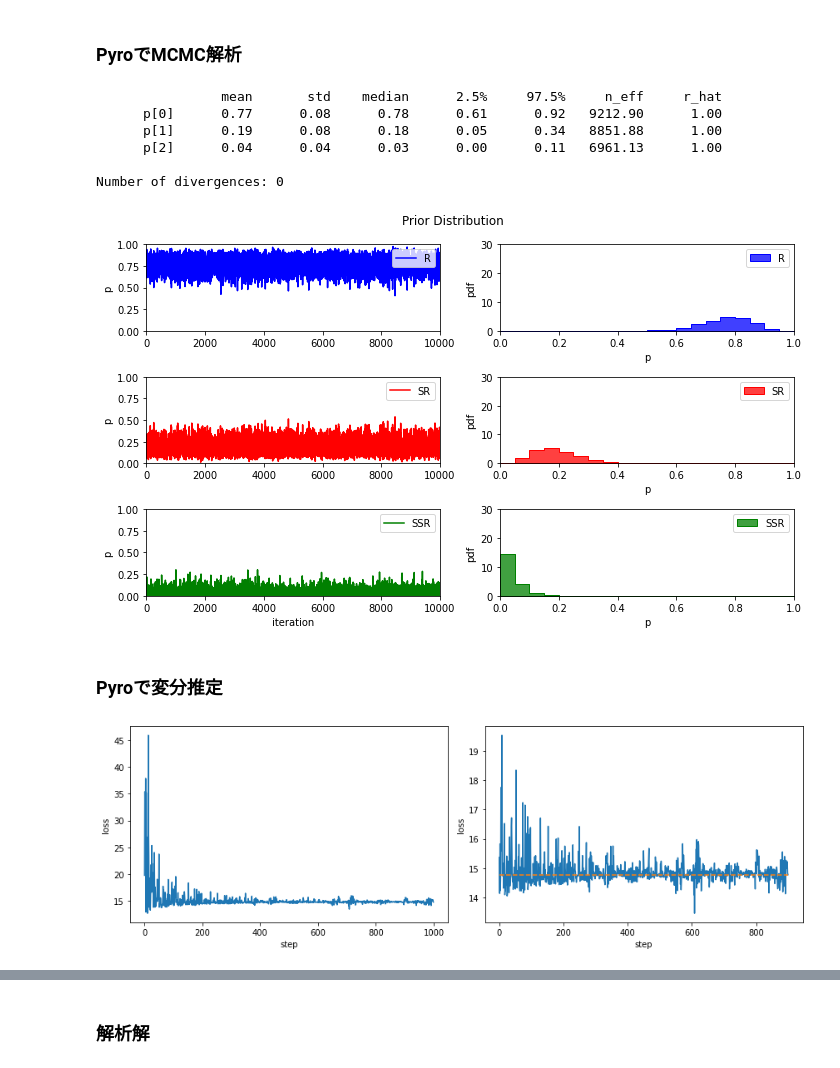
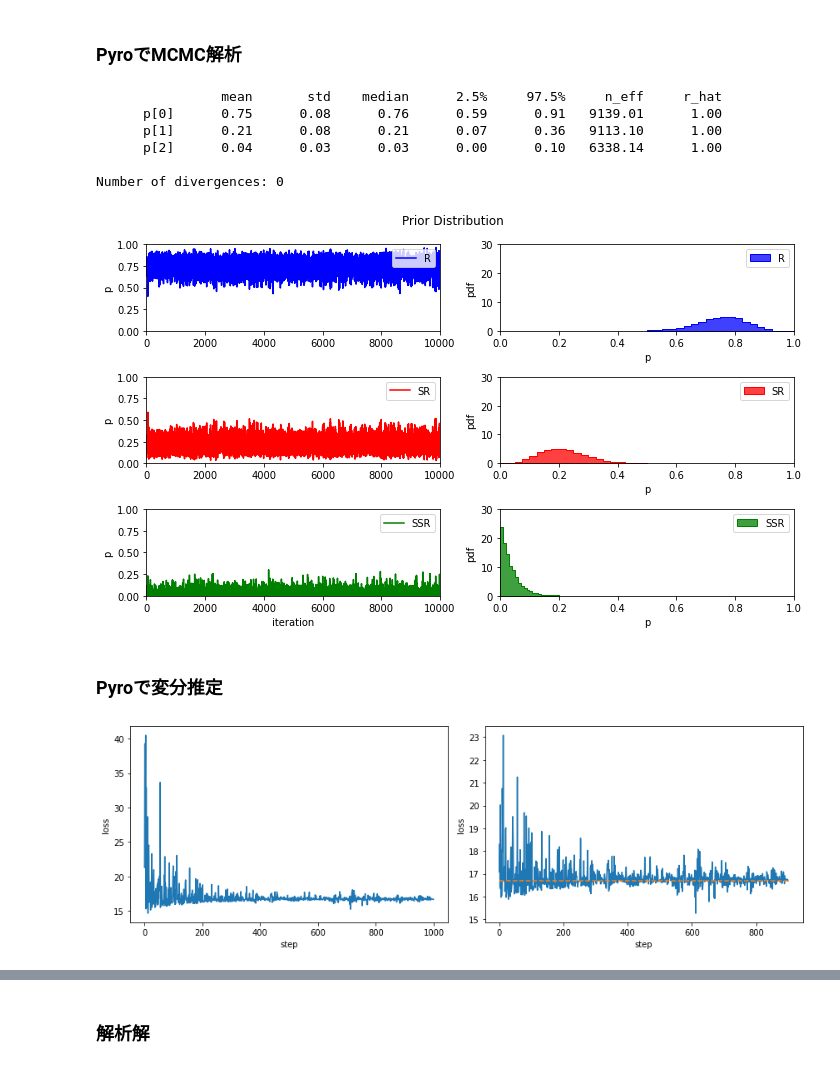
Before and after one commit to kokuno173/gacha, a Jupyter notebook: ガチャ確率ベイズ推定.ipynb, the cells around one changed output, grey strips where cells are left out. Cells and saved outputs as stored; diff of their text form; code cells hidden in the pictures.

```diff
--- a/ガチャ確率ベイズ推定.ipynb
+++ b/ガチャ確率ベイズ推定.ipynb
@@ -26,7 +26,7 @@ R: 0 / SR: 1 / SSR: 2
 # %%
 x = [
     1, 0, 0, 0, 0, 0, 0, 0, 0, 0, 0, 0, 0, 0, 1, 0, 0, 0, 0, 1,
-    0, 0, 1
+    0, 0, 1, 1, 0
 #               5             10             15             20
 ]  # 0: R, 1: SR, 2: SSR
 
@@ -142,17 +142,17 @@ mcmc.run(x)
 mcmc.summary(prob=0.95)
 # %% [output]
                 mean       std    median      2.5%     97.5%     n_eff     r_hat
-      p[0]      0.77      0.08      0.78      0.61      0.92   9212.90      1.00
-      p[1]      0.19      0.08      0.18      0.05      0.34   8851.88      1.00
-      p[2]      0.04      0.04      0.03      0.00      0.11   6961.13      1.00
+      p[0]      0.75      0.08      0.76      0.59      0.91   9139.01      1.00
+      p[1]      0.21      0.08      0.21      0.07      0.36   9113.10      1.00
+      p[2]      0.04      0.03      0.03      0.00      0.10   6338.14      1.00
 
 Number of divergences: 0
 # %%
 post_p = mcmc.get_samples()['p'].numpy()
 # %%
-plot_sample(post_p, bins=20, xlim=(0, 1), ylim=(0, 30), element='step')
+plot_sample(post_p, bins=20, xlim=(0, 1), ylim=(0, 30), element='step', binrange=((0.5, 1), (0, 0.5), (0, 0.2)))
 # %% [output]
-[figure, old version]
+[figure, new version]
 # %% [markdown]
 ### Pyroで変分推定
 # %%
@@ -193,7 +193,7 @@ plt.tight_layout()
 
 plt.show()
 # %% [output]
-[figure, old version]
+[figure, new version]
 # %%
 a = pyro.get_param_store()['a']
 print('Posterior Parameter: [{:.4f}, {:.4f}, {:.4f}]'.format(*[a.data.numpy()[i] for i in range(3)]))
```
Also changed, not shown: parts of 6 cells of this notebook, 1 other file.
